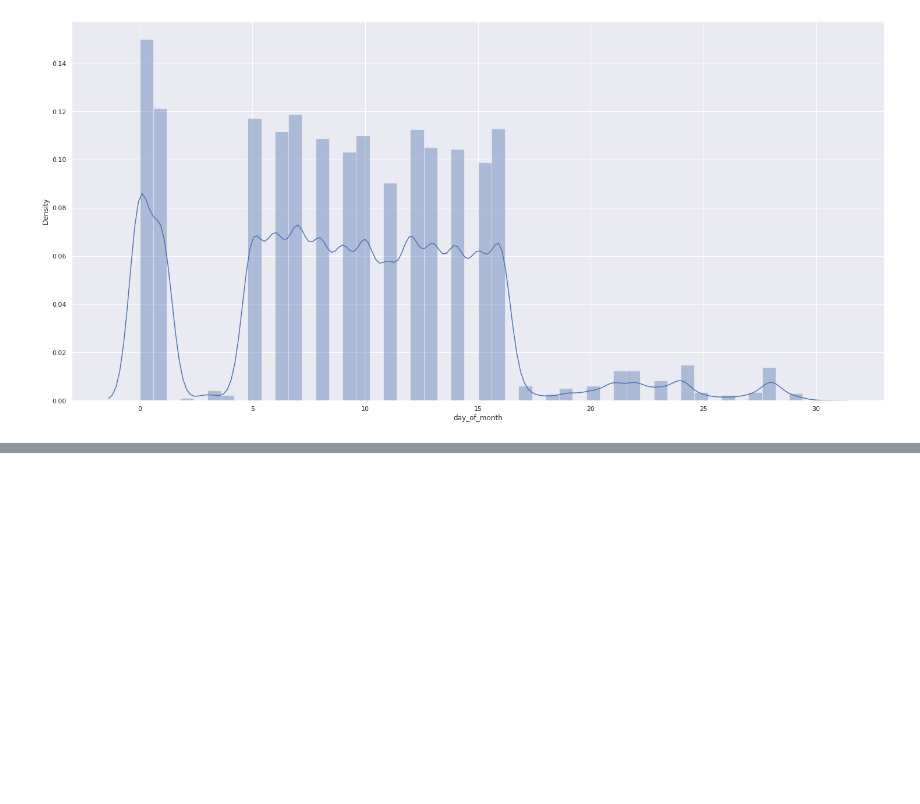
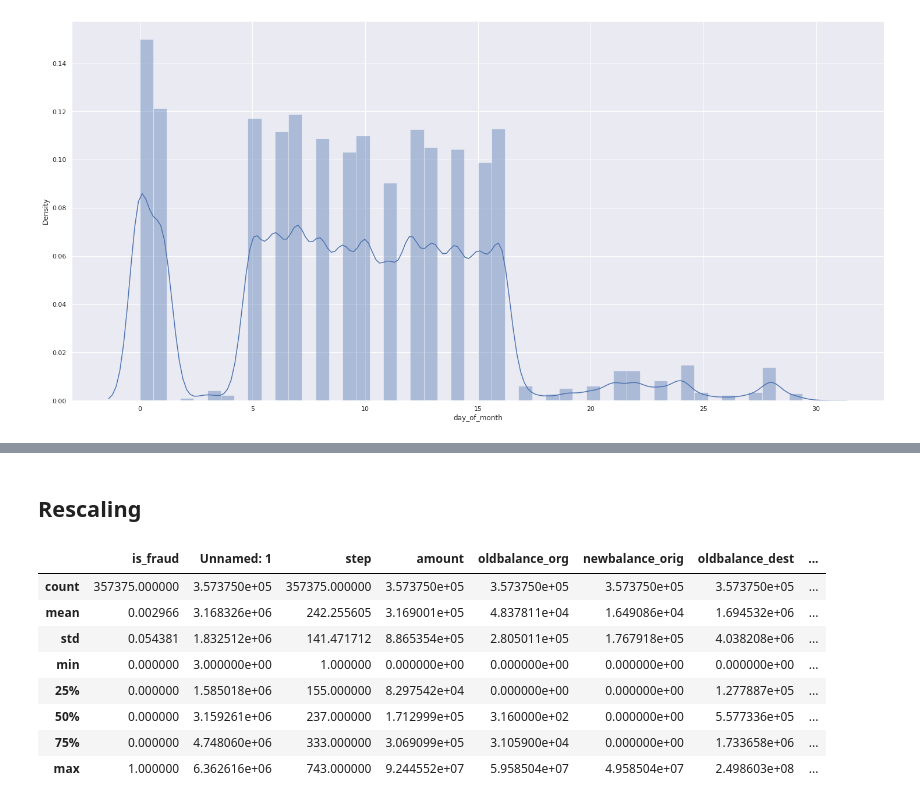
Before and after one commit to leon-amador/blocker_fraud_company, a Jupyter notebook: blocker_fraud_company_notebook.ipynb, the cells around one changed output, grey strips where cells are left out. Saved outputs shown, nothing was run; the diff lists cells and outputs as text; code cells hidden in the pictures; blank space fills up the shorter version.

```diff
--- a/blocker_fraud_company_notebook.ipynb
+++ b/blocker_fraud_company_notebook.ipynb
@@ -504,0 +527,4 @@ df4
+# %%
+df5 = df4.copy()
+# %% [markdown]
+## Rescaling
@@ -504,0 +534,12 @@ df4
+# %%
+df5.describe()
+# %% [output]
+|  | is_fraud | Unnamed: 1 | step | amount | oldbalance_org | newbalance_orig | oldbalance_dest | ... |
+| count | 357375.000000 | 3.573750e+05 | 357375.000000 | 3.573750e+05 | 3.573750e+05 | 3.573750e+05 | 3.573750e+05 | ... |
+| mean | 0.002966 | 3.168326e+06 | 242.255605 | 3.169001e+05 | 4.837811e+04 | 1.649086e+04 | 1.694532e+06 | ... |
+| std | 0.054381 | 1.832512e+06 | 141.471712 | 8.865354e+05 | 2.805011e+05 | 1.767918e+05 | 4.038208e+06 | ... |
+| min | 0.000000 | 3.000000e+00 | 1.000000 | 0.000000e+00 | 0.000000e+00 | 0.000000e+00 | 0.000000e+00 | ... |
+| 25% | 0.000000 | 1.585018e+06 | 155.000000 | 8.297542e+04 | 0.000000e+00 | 0.000000e+00 | 1.277887e+05 | ... |
+| 50% | 0.000000 | 3.159261e+06 | 237.000000 | 1.712999e+05 | 3.160000e+02 | 0.000000e+00 | 5.577336e+05 | ... |
+| 75% | 0.000000 | 4.748060e+06 | 333.000000 | 3.069099e+05 | 3.105900e+04 | 0.000000e+00 | 1.733658e+06 | ... |
+| max | 1.000000 | 6.362616e+06 | 743.000000 | 9.244552e+07 | 5.958504e+07 | 4.958504e+07 | 2.498603e+08 | ... |
```
Also changed, not shown: parts of 13 cells of this notebook.
